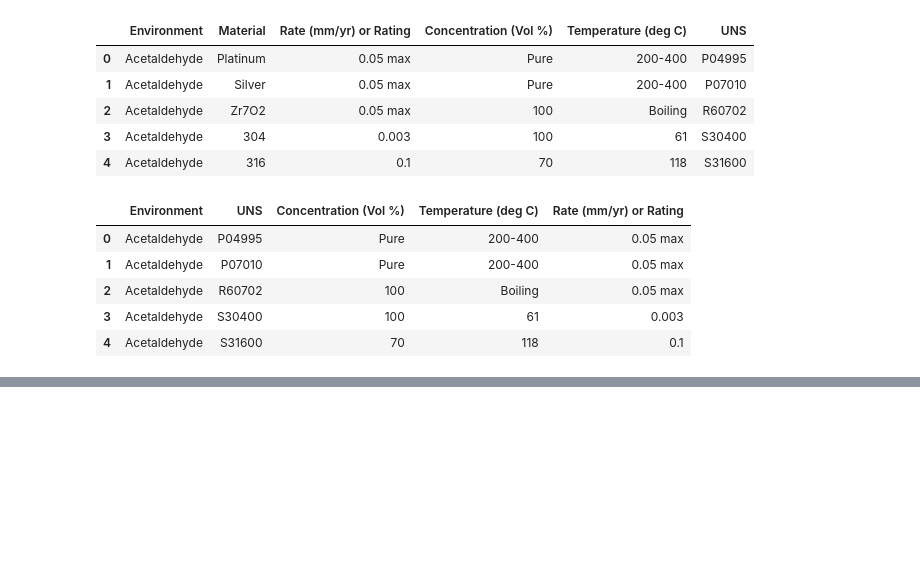
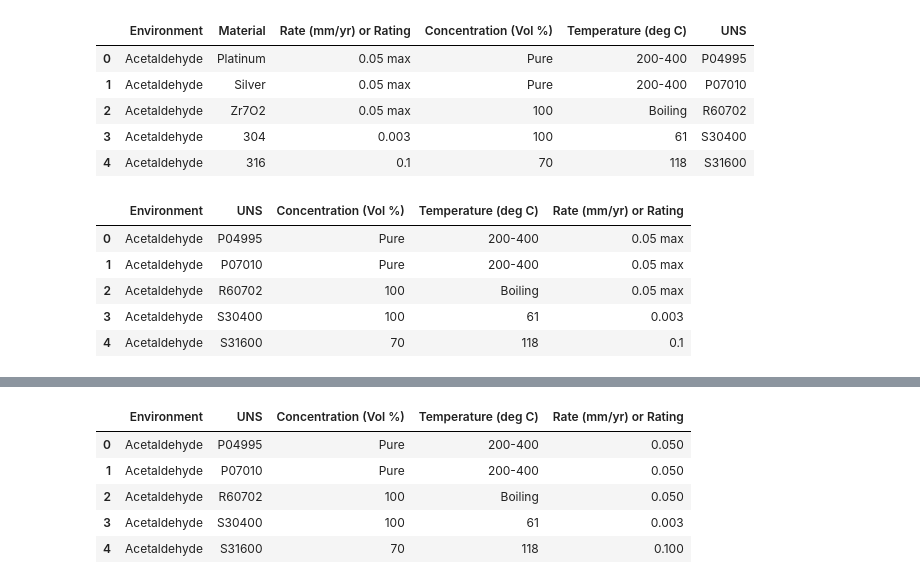
Before and after one commit to jaden-2/Assignment, a Jupyter notebook: project.ipynb, the cells around one changed output, grey strips where cells are left out. Saved outputs shown, nothing was run; the diff lists cells and outputs as text; code cells hidden in the pictures; blank space fills up the shorter version.

```diff
--- a/project.ipynb
+++ b/project.ipynb
@@ -146,0 +166,26 @@ set(file["Material Family"])
+# %%
+import re
+
+
+def cleanRating(rate):
+    # Less than 0.01 mm/yr: Excellent corrosion resistance
+    # 0.01 - 0.1 mm/yr: Good corrosion resistance - B
+    # 0.1 - 0.5 mm/yr: Fair corrosion resistance - C
+    # 0.5 - 1 mm/yr: Poor corrosion resistance - D
+    #Arbitary values for Classes
+    values = {
+    "A": "0.001",
+    "B":  "0.05",
+    "C": "0.25",
+    "D": "1"
+    }
+    val = rate.strip().partition(" ")[0]
+    if val.isalpha():
+        val= values[val]
+
+    val = re.sub(",", "", val).split("-")
+    val = np.array(val).astype(np.float_)
+
+    midpoint= np.mean(val)
+
+    return midpoint
@@ -146,0 +195,13 @@ set(file["Material Family"])
+# %%
+copy = data.copy()
+
+copy["Rate (mm/yr) or Rating"] = data["Rate (mm/yr) or Rating"].apply(cleanRating)
+
+copy.head()
+# %% [output]
+|  | Environment | UNS | Concentration (Vol %) | Temperature (deg C) | Rate (mm/yr) or Rating |
+| 0 | Acetaldehyde | P04995 | Pure | 200-400 | 0.050 |
+| 1 | Acetaldehyde | P07010 | Pure | 200-400 | 0.050 |
+| 2 | Acetaldehyde | R60702 | 100 | Boiling | 0.050 |
+| 3 | Acetaldehyde | S30400 | 100 | 61 | 0.003 |
+| 4 | Acetaldehyde | S31600 | 70 | 118 | 0.100 |
```
Also changed, not shown: parts of 12 cells of this notebook.
